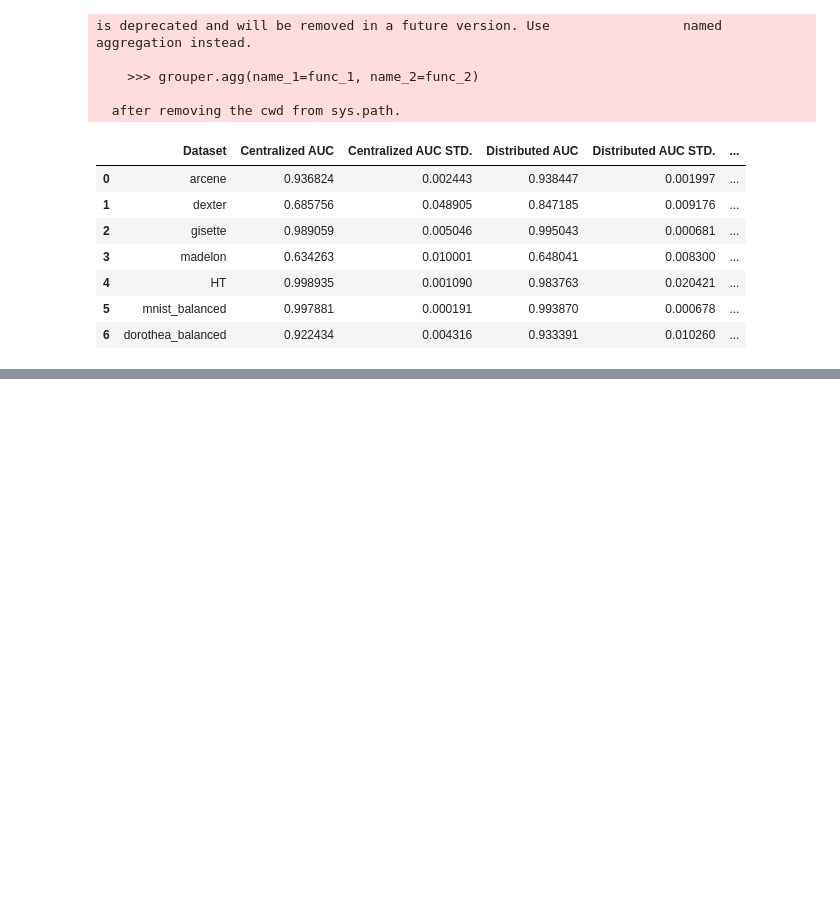
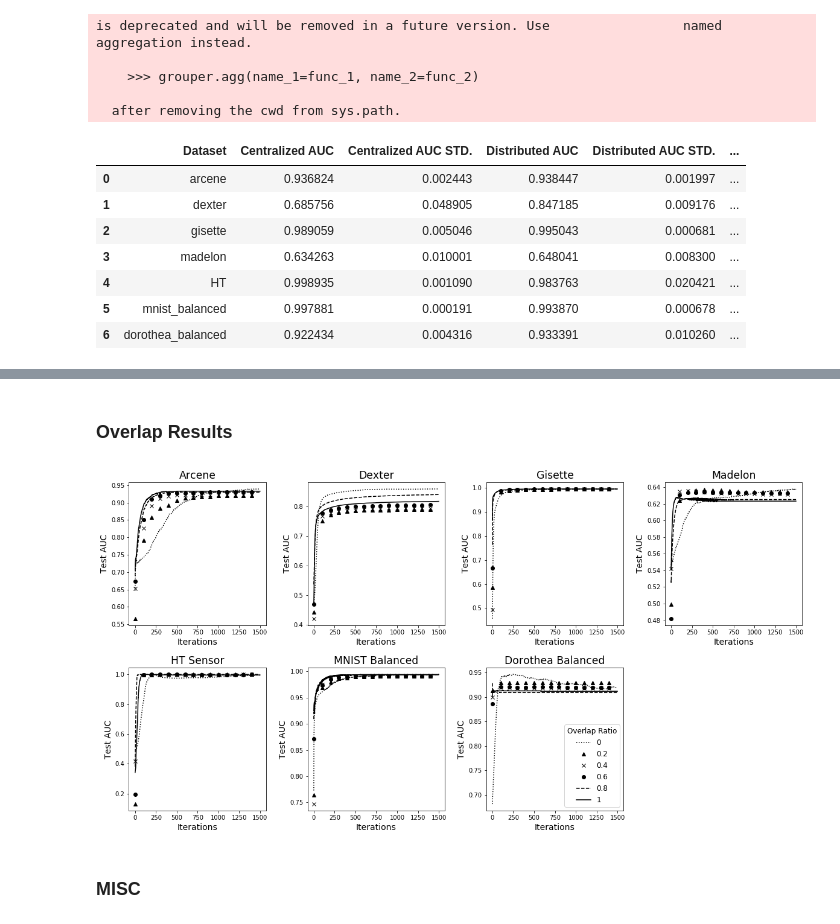
Before and after one commit to Saurabh7/Consensus-based-Deep-Learning, a Jupyter notebook: data/Results.ipynb, the cells around one changed output, grey strips where cells are left out. Saved outputs shown, nothing was run; the diff lists cells and outputs as text; code cells hidden in the pictures; blank space fills up the shorter version.

Commit message:
Clean up results notebook

```diff
--- a/data/Results.ipynb
+++ b/data/Results.ipynb
@@ -119,3 +7,0 @@ df_test = pd.read_csv("mnist_balanced/results/results_10.csv")#[['iter', 'overal
-# %%
-dataset = 'mnist_balanced'
-col = 'overall_test_auc'
@@ -146,2 +7,0 @@ dtype: float64
-# %%
-datasets = ['Arcene', 'Dexter', 'Gisette', 'Madelon', 'HT Sensor', 'MNIST Balanced', 'Dorothea Balanced']
@@ -425,3 +239,54 @@ pd.DataFrame(
+# %% [markdown]
+### Overlap Results
+# %%
+datasets =  ['arcene', 'dexter', 'gisette', 'madelon', 'HT', 'mnist_balanced', 'dorothea_balanced']
+
+dataset_names = ['Arcene', 'Dexter', 'Gisette', 'Madelon', 'HT Sensor', 'MNIST Balanced', 'Dorothea Balanced']
+# %%
+plottype = [':', '^', 'x', 'o', '--','-']
+
+fig, ((ax1, ax2, ax3, ax4), (ax5, ax6, ax7, ax8)) = plt.subplots(2, 4, figsize=(20,10))
+plt.subplots_adjust(wspace=0.3, hspace=0.3)
+fig.delaxes(ax8)
+axes = [ax1, ax2, ax3, ax4, ax5, ax6, ax7, ax8]
+
+for idx, dataset in enumerate(datasets):
+#     plt.figure(figsize=(10,10))
+#     df1 = pd.read_csv('{}/results/results_1.csv'.format(dataset)).groupby(['iter'])[[col]].mean()
+
+#     df2 = pd.read_csv('{}/results/results_2.csv'.format(dataset)).groupby(['iter'])[[col]].mean()
+
+#     df3 = pd.read_csv('{}/results/results_3.csv'.format(dataset)).groupby(['iter'])[[col]].mean()
+
+    overlap_aucs = []
+    overlap_ratios = [0,0.2,0.4,0.6,0.8,1]
+    for ratio, i in enumerate([13,3,4,5,6,7]):
+        if i == 13:
+            path = "{}/results/results_{}.csv".format(dataset, i)
+        else:
+            path = "{}/results_conv/results_{}.csv".format(dataset, i)
+        df_temp = pd.read_csv(path).groupby(['iter']).agg(
+            {'overall_test_auc': 'max'})
+    #     overlap_aucs.append(df_temp[df_temp.converged_flags == True].reset_index().groupby(['node']).iter.min().max())
+        df_temp = df_temp[df_temp.index < 1500]
+        axes[idx].plot(df_temp.index, df_temp.overall_test_auc, plottype[ratio], label = overlap_ratios[ratio],
+                 color='black', markevery=100)
+#         axes[idx].legend()
+#     plt.show()
+    axes[idx].set_xlabel('Iterations', fontsize=14)
+    axes[idx].set_ylabel('Test AUC', fontsize=14)
+#     axes[i].set_xticklabels('Iterations', fontsize=14)
+#     axes[i].set_yticklabels('Test AUC', fontsize=14)
+    axes[idx].set_title(dataset_names[idx], fontsize='xx-large')
+    if idx == len(datasets)-1:
+        axes[idx].legend(loc=4, fontsize='large', title='Overlap Ratio', title_fontsize='large')
+
+
+pass
+# %% [output]
+[figure, added]
+# %% [markdown]
+### MISC
 # %%
 df_test[df_test.converged_flags == True].groupby(['node']).agg({'iter': 'min'})
 # %%
```
Also changed, not shown: parts of 28 cells of this notebook.
